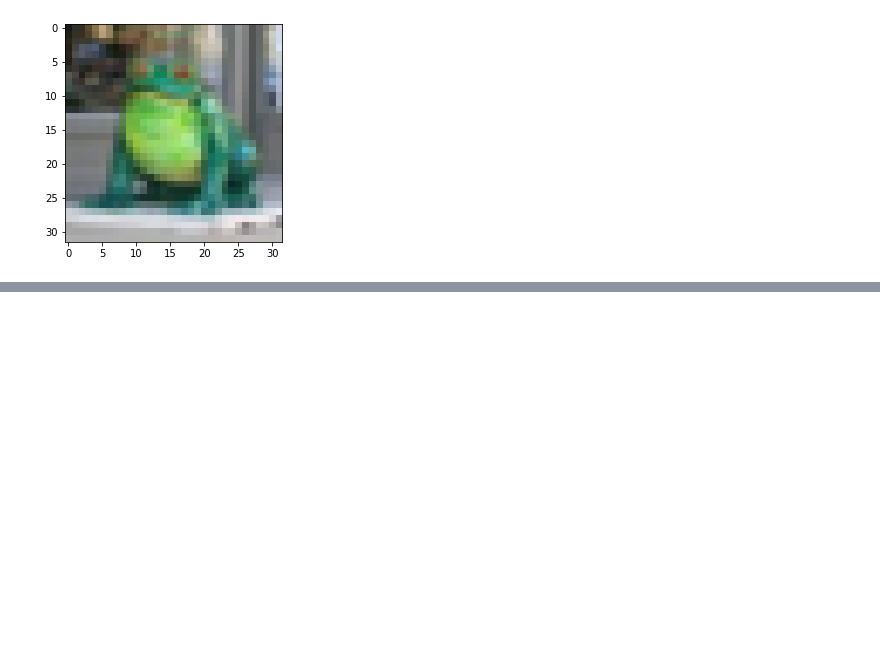
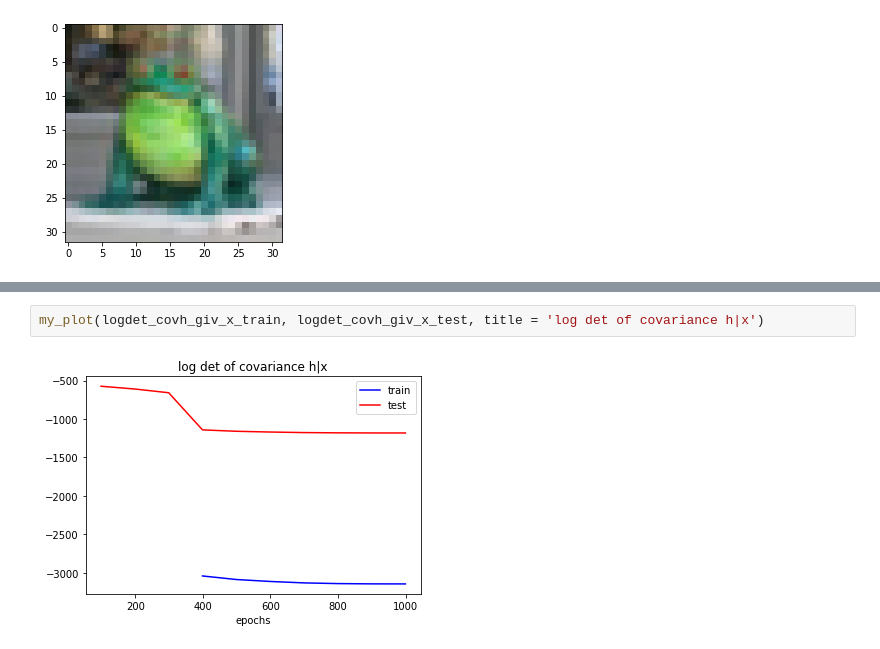
Before and after one commit to rattaoup/pytorch-simclr, a Jupyter notebook: distribution_h.ipynb, the cells around one changed output, grey strips where cells are left out. Drawn from its saved outputs; the diff is of its cells as text; blank space fills up the shorter version.

```diff
--- a/distribution_h.ipynb
+++ b/distribution_h.ipynb
@@ -339,0 +334,4 @@ logdetcov_h_train2
+# %%
+my_plot(logdet_covh_giv_x_train, logdet_covh_giv_x_test, title = 'log det of covariance h|x')
+# %% [output]
+[figure, added]
```
Also changed, not shown: parts of 53 cells of this notebook.
